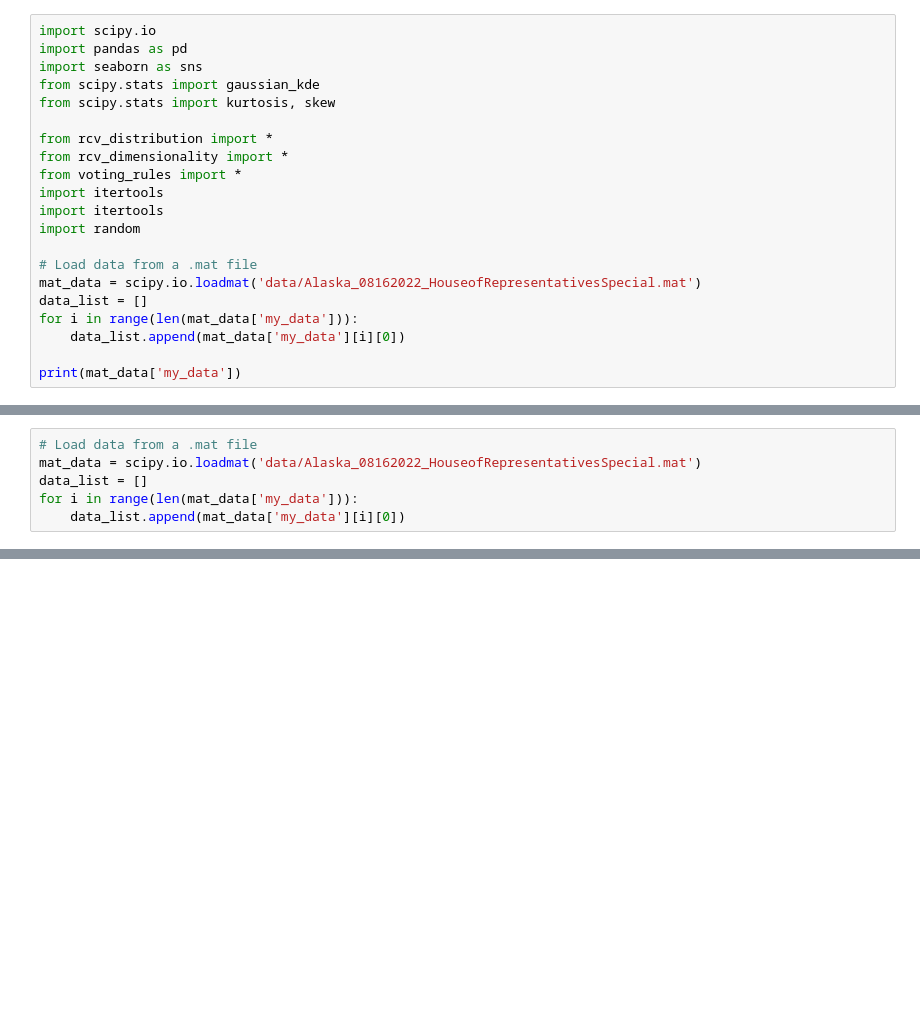
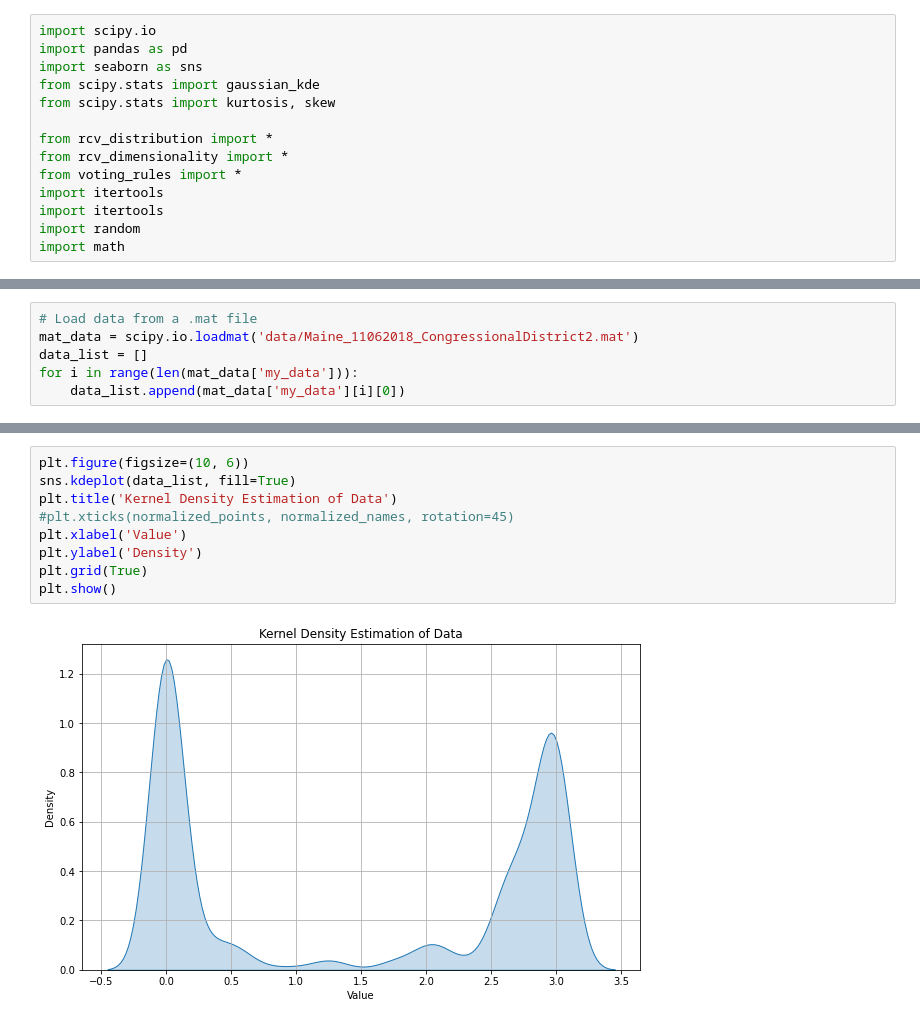
Before and after one commit to ericssimpson/voting-analysis-tools, a Jupyter notebook: team_arrow/clean/simulator.ipynb, the cells around one changed output, grey strips where cells are left out. Drawn from its saved outputs; the diff is of its cells as text; blank space fills up the shorter version.

```diff
--- a/team_arrow/clean/simulator.ipynb
+++ b/team_arrow/clean/simulator.ipynb
@@ -11,11 +11,4 @@ from voting_rules import *
 import itertools
 import itertools
 import random
-
-# Load data from a .mat file
-mat_data = scipy.io.loadmat('data/Alaska_08162022_HouseofRepresentativesSpecial.mat')
-data_list = []
-for i in range(len(mat_data['my_data'])):
-    data_list.append(mat_data['my_data'][i][0])
-
-print(mat_data['my_data'])
+import math
@@ -30,6 +36,6 @@ print(mat_data['my_data'])
 # %%
 # Load data from a .mat file
-mat_data = scipy.io.loadmat('data/Alaska_08162022_HouseofRepresentativesSpecial.mat')
+mat_data = scipy.io.loadmat('data/Maine_11062018_CongressionalDistrict2.mat')
 data_list = []
 for i in range(len(mat_data['my_data'])):
     data_list.append(mat_data['my_data'][i][0])
@@ -90,0 +274,11 @@ plt.show()
+# %%
+plt.figure(figsize=(10, 6))
+sns.kdeplot(data_list, fill=True)
+plt.title('Kernel Density Estimation of Data')
+#plt.xticks(normalized_points, normalized_names, rotation=45)
+plt.xlabel('Value')
+plt.ylabel('Density')
+plt.grid(True)
+plt.show()
+# %% [output]
+[figure, added]
```
Also changed, not shown: parts of 13 cells of this notebook, 1 other file.
